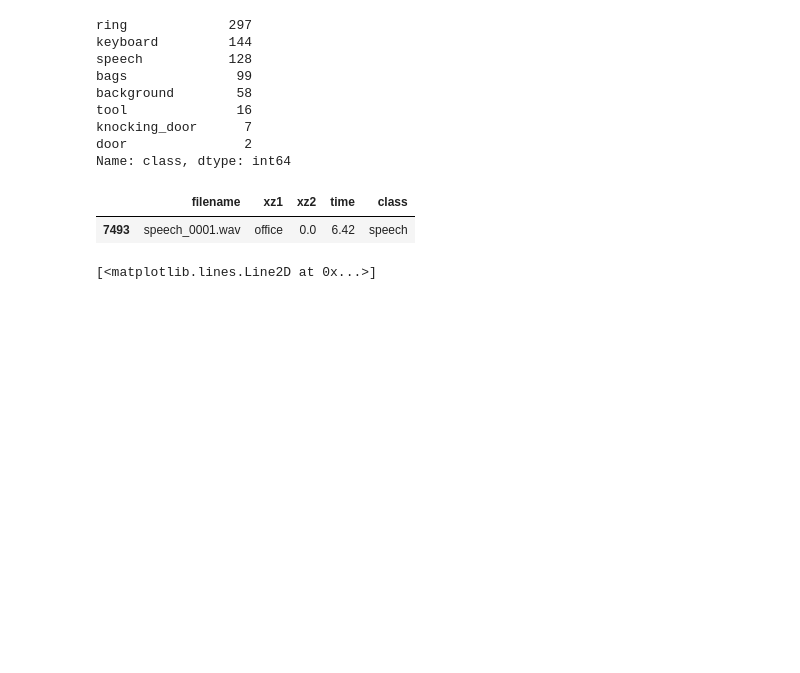
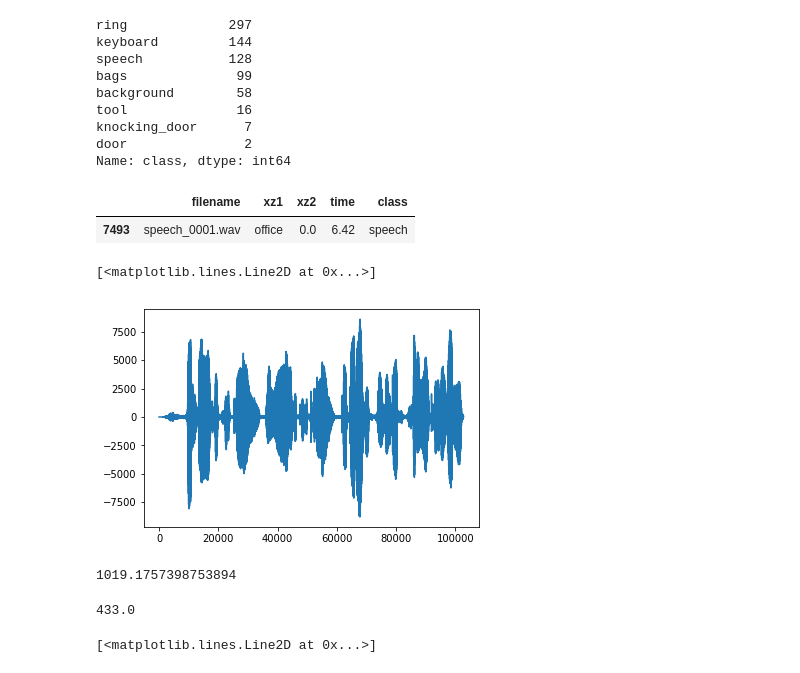
Before and after one commit to toly/mipt_hack, a Jupyter notebook: explore.ipynb, the cells around one changed output. Cells and saved outputs as stored; diff of their text form; code cells hidden in the pictures; blank space fills up the shorter version.

```diff
--- a/explore.ipynb
+++ b/explore.ipynb
@@ -81,8 +82,19 @@ df[df['class'] == 'speech'].head(1)
 |  | filename | xz1 | xz2 | time | class |
 | 7493 | speech_0001.wav | office | 0.0 | 6.42 | speech |
 # %%
-fs, data = wavfile.read('./data/data_v_7_stc/audio/background_0001_time_stretch_1.wav')
+fs, data = wavfile.read('./data/data_v_7_stc/audio/speech_0001.wav')
 plt.plot(data)
+# %% [output]
+[<matplotlib.lines.Line2D at 0x...>]
+[figure, added]
+# %%
+np.abs(data).mean()
+# %% [output]
+1019.1757398753894
+# %%
+np.median(np.abs(data))
+# %% [output]
+433.0
 # %%
 fs, data = wavfile.read('./data/data_v_7_stc/audio/background_0001_time_stretch_1.wav')
 # %%
```
Also changed, not shown: parts of 1 cell of this notebook, 1 other file.
